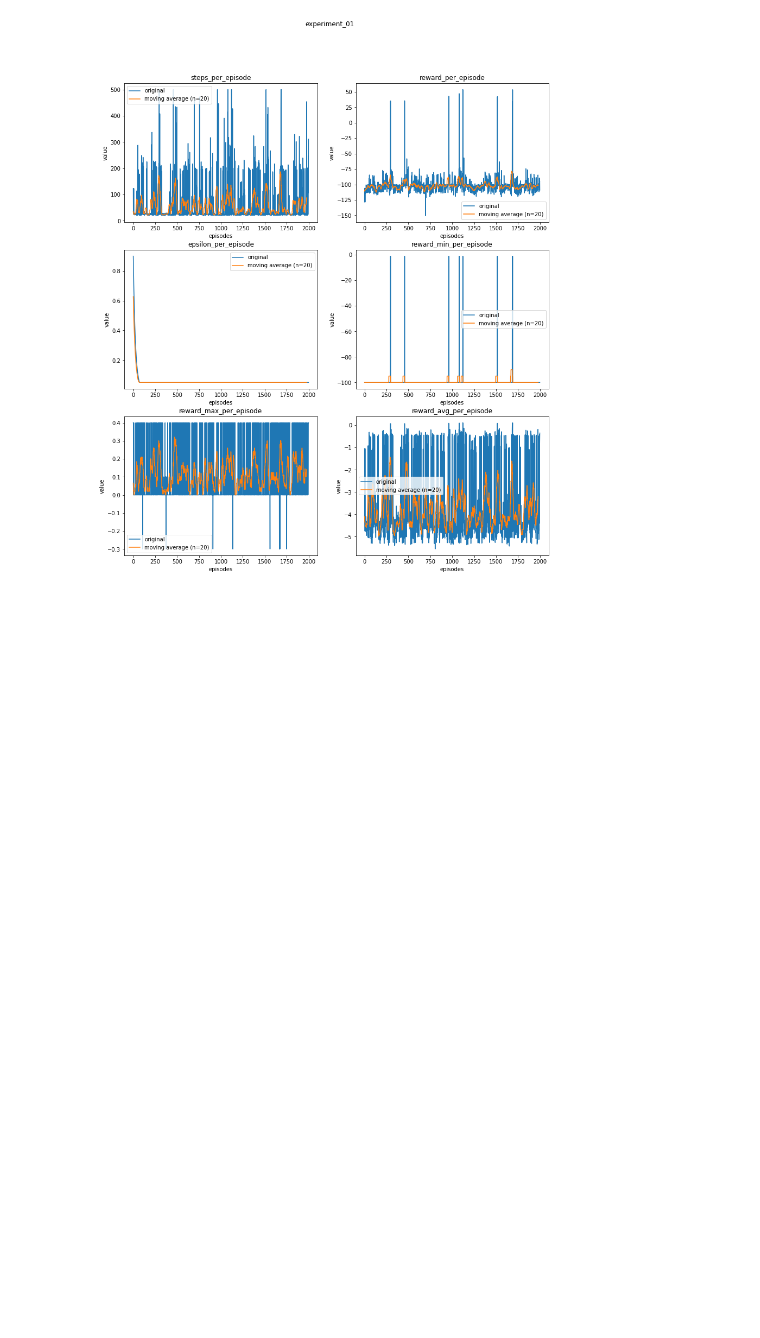
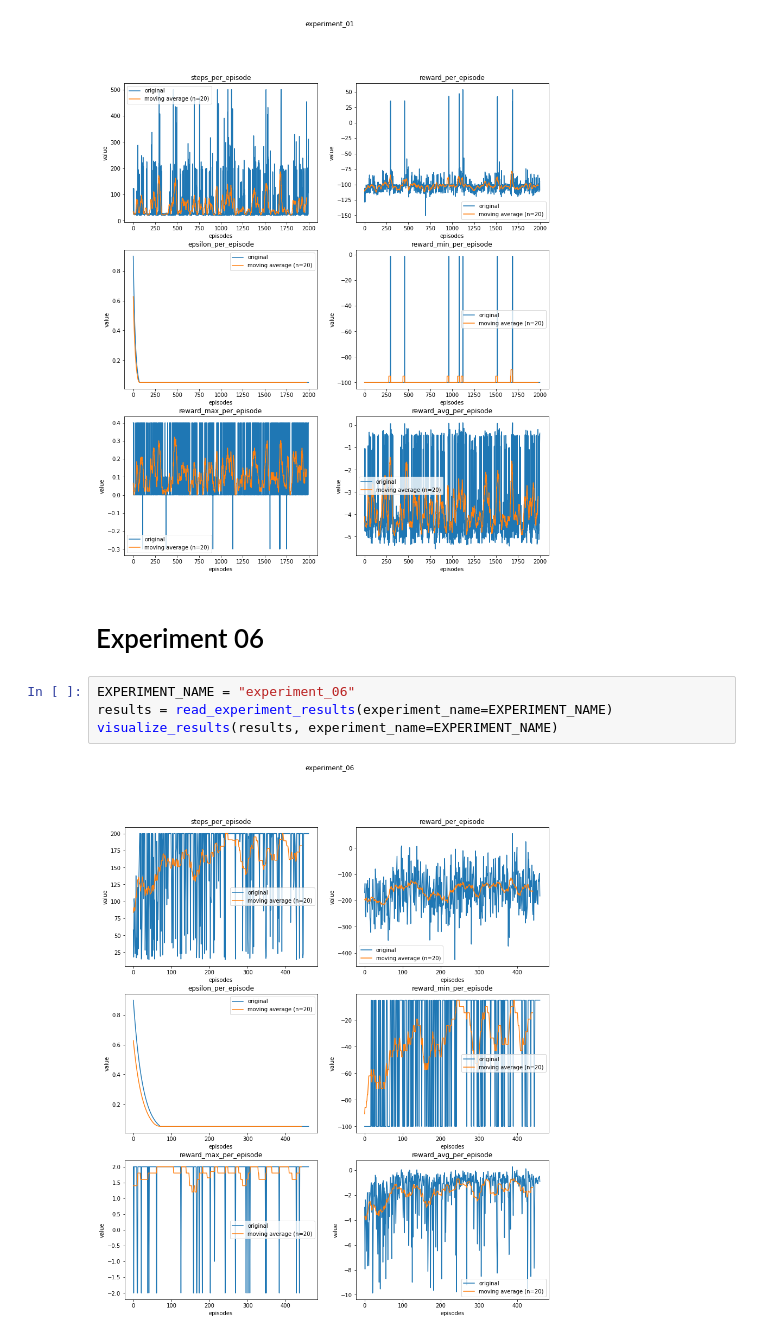
Before and after one commit to dmjovan/Q-Learning-with-Autonomous-Mobile-Robots-ROS, a Jupyter notebook: src/robotic_systems/visualize_results.ipynb, the cells around one changed output. Saved outputs shown, nothing was run; the diff lists cells and outputs as text; blank space fills up the shorter version.

```diff
--- a/src/robotic_systems/visualize_results.ipynb
+++ b/src/robotic_systems/visualize_results.ipynb
@@ -71,3 +71,11 @@ results = read_experiment_results(experiment_name=EXPERIMENT_NAME)
 visualize_results(results, experiment_name=EXPERIMENT_NAME)
 # %% [output]
 [figure]
+# %% [markdown]
+# Experiment 06
+# %%
+EXPERIMENT_NAME = "experiment_06"
+results = read_experiment_results(experiment_name=EXPERIMENT_NAME)
+visualize_results(results, experiment_name=EXPERIMENT_NAME)
+# %% [output]
+[figure, added]
```
Also changed, not shown: parts of 4 cells of this notebook, 1 other file.
